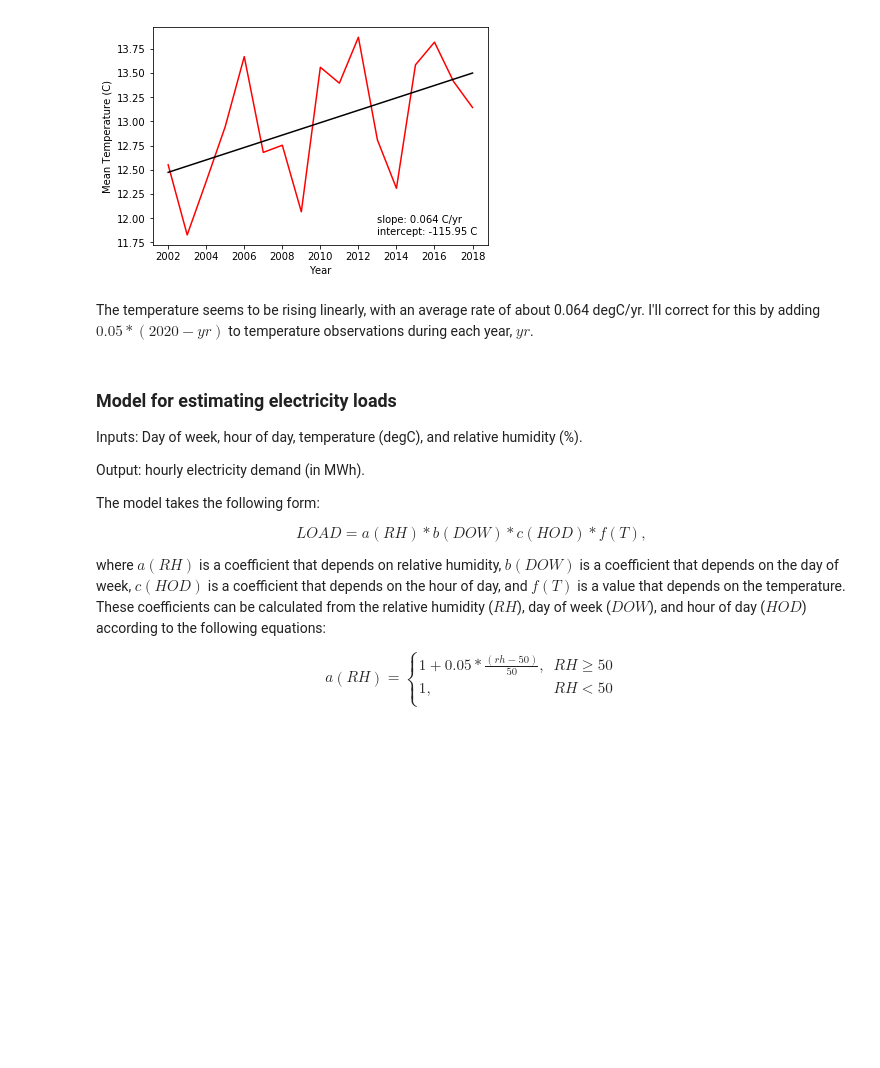
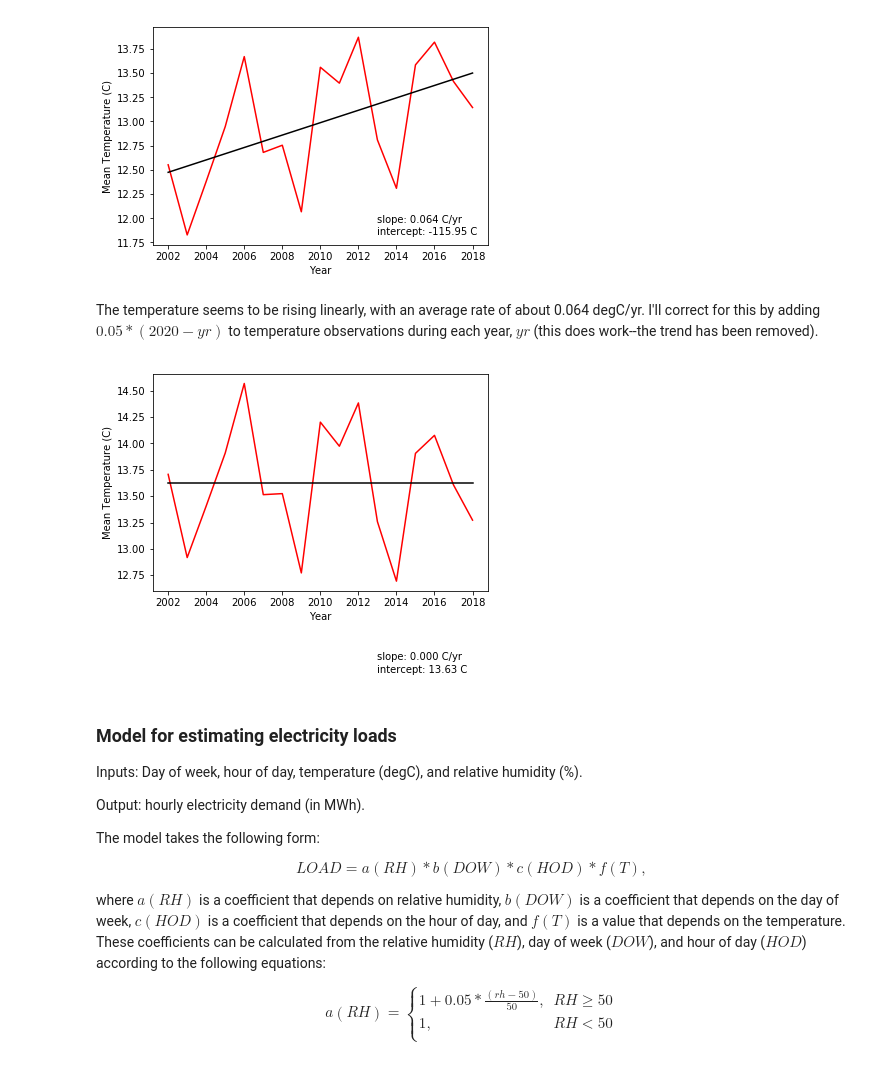
Before and after one commit to lucien-sim/electricity-demand-forecast, a Jupyter notebook: millenium_challenge.ipynb, the cells around one changed output. Cells and saved outputs as stored; diff of their text form; code cells hidden in the pictures; blank space fills up the shorter version.

```diff
--- a/millenium_challenge.ipynb
+++ b/millenium_challenge.ipynb
@@ -81,4 +81,4 @@ plt.show()
 # %% [output]
 [figure]
 # %% [markdown]
-The temperature seems to be rising linearly, with an average rate of about 0.064 degC/yr. I'll correct for this by adding $0.05*(2020-yr)$ to temperature observations during each year, $yr$.
+The temperature seems to be rising linearly, with an average rate of about 0.064 degC/yr. I'll correct for this by adding $0.05*(2020-yr)$ to temperature observations during each year, $yr$ (this does work--the trend has been removed).
@@ -88,3 +85,27 @@ obs_df = corr_obs_df.copy()
+# %%
+# Make the correction
+corr_obs_df = correct_for_climate_change(obs_df,slope)
+obs_df = corr_obs_df.copy()
+
+# Check to make sure the trend was removed:
+annual_temps = obs_df.groupby('year')['air_temp'].agg('mean')
+annual_temps = annual_temps[annual_temps.index<=2018]
+
+# Run linear regression
+from scipy.stats import linregress
+slope,intercept,_,_,_ = linregress(annual_temps.index.to_list(),annual_temps)
+
+# Plot
+fig = plt.figure()
+plt.plot(annual_temps.index.to_list(),annual_temps,'r-')
+plt.plot(annual_temps.index.to_list(),[slope*yr+intercept for yr in annual_temps.index.to_list()],'k-')
+plt.xlabel('Year')
+plt.ylabel('Mean Temperature (C)')
+plt.text(2013,11.95,'slope: '+'%.3f'%slope+' C/yr')
+plt.text(2013,11.825,'intercept: '+'%.2f'%intercept+' C')
+plt.show()
+# %% [output]
+[figure, added]
 # %% [markdown]
 ### Model for estimating electricity loads
 
```
Also changed, not shown: parts of 5 cells of this notebook, 2 other files.
